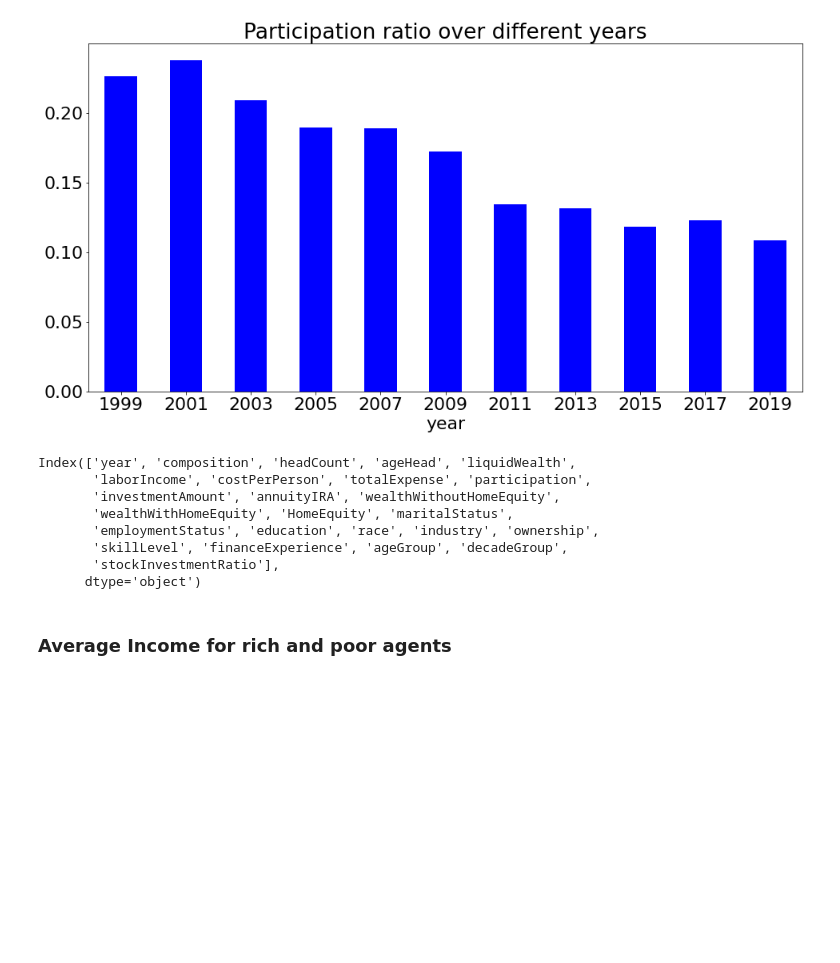
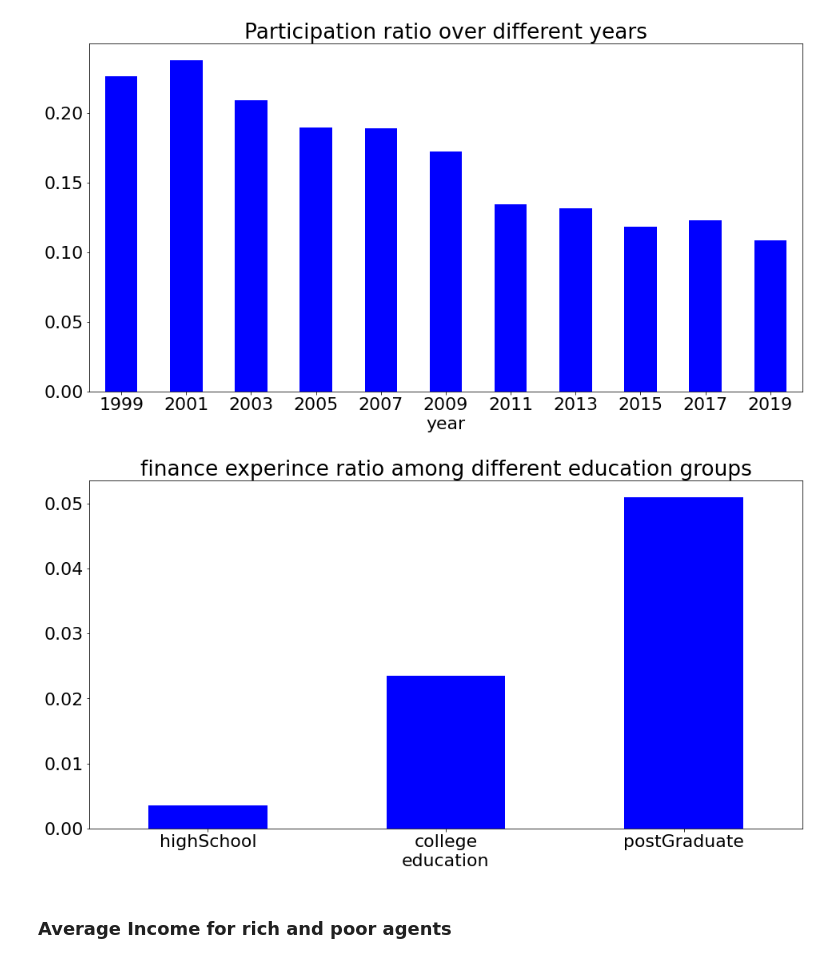
Before and after one commit to dongxulee/lifeCycleRefine, a Jupyter notebook: 20221015/family/Household.ipynb, the cells around one changed output. Saved outputs shown, nothing was run; the diff lists cells and outputs as text; code cells hidden in the pictures; blank space fills up the shorter version.

```diff
--- a/20221015/family/Household.ipynb
+++ b/20221015/family/Household.ipynb
@@ -64,17 +64,15 @@ Fdf.groupby("year").participation.mean().plot.bar(color = "blue",rot=0)
 savefig('plots/year.jpg')
 # %% [output]
 [figure]
-# %%
-Fdf.columns
-# %% [output]
-Index(['year', 'composition', 'headCount', 'ageHead', 'liquidWealth',
-       'laborIncome', 'costPerPerson', 'totalExpense', 'participation',
-       'investmentAmount', 'annuityIRA', 'wealthWithoutHomeEquity',
-       'wealthWithHomeEquity', 'HomeEquity', 'maritalStatus',
-       'employmentStatus', 'education', 'race', 'industry', 'ownership',
-       'skillLevel', 'financeExperience', 'ageGroup', 'decadeGroup',
-       'stockInvestmentRatio'],
-      dtype='object')
+# %%
+codes = {'Yes':1, 'No': 0}
+Fdf["financeExperience"] = Fdf["financeExperience"].map(codes)
+
+plt.title("finance experince ratio among different education groups")
+Fdf.groupby("education").financeExperience.mean().reindex(["highSchool", "college", "postGraduate"]).plot.bar(color = "blue",rot=0)
+savefig('plots/skillAndLiteracy.jpg')
+# %% [output]
+[figure, added]
 # %% [markdown]
 ### Average Income for rich and poor agents
 # %%
```
Also changed, not shown: parts of 2 cells of this notebook, 7 other files.
